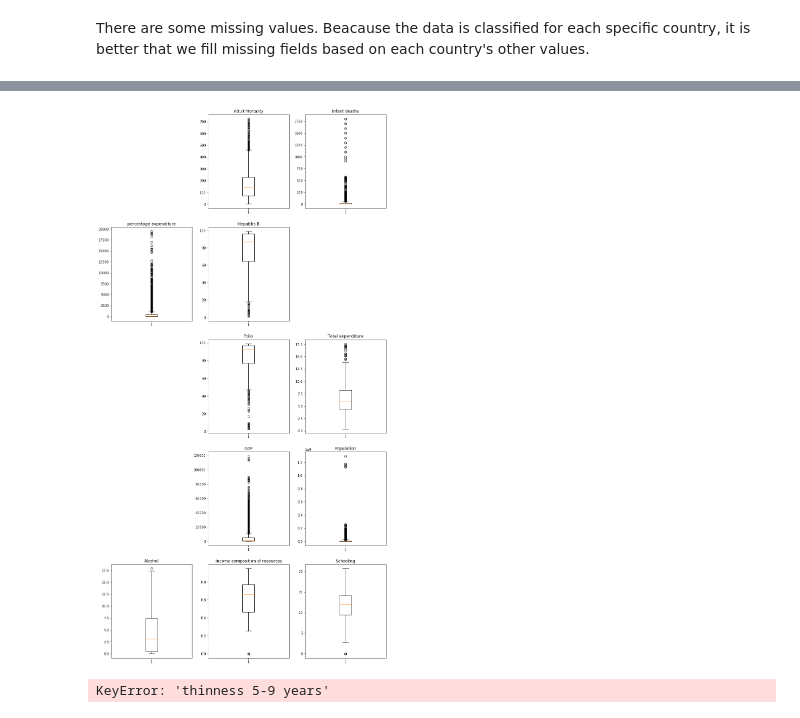
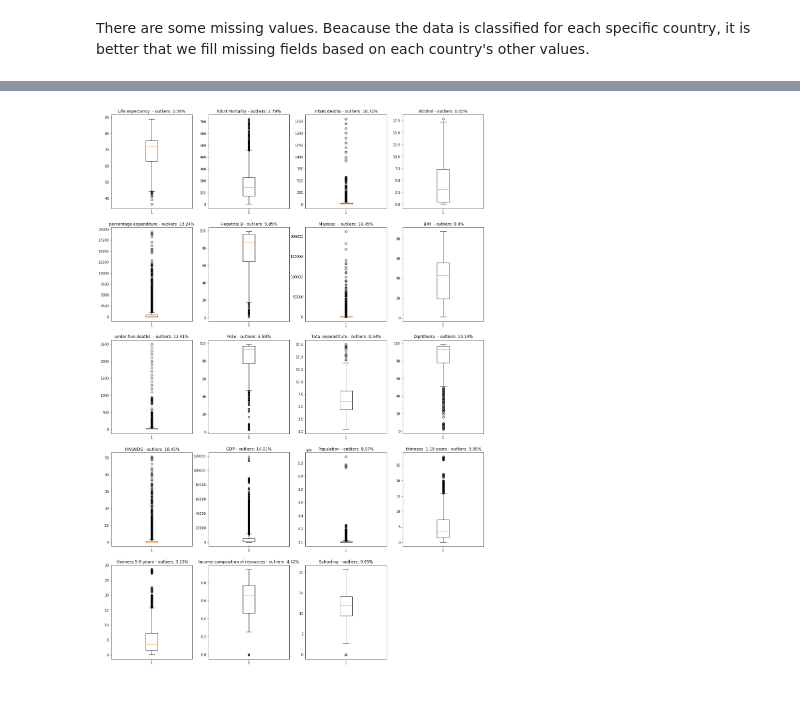
Before and after one commit to fazel74/Thinkful, a Jupyter notebook: Model_prep_challenge.ipynb, the cells around one changed output, grey strips where cells are left out. Cells and saved outputs as stored; diff of their text form; code cells hidden in the pictures.

```diff
--- a/Model_prep_challenge.ipynb
+++ b/Model_prep_challenge.ipynb
@@ -113,20 +134,27 @@ fill_list.head()
 # %%
-columns = {'Life expectancy':1,'Adult Mortality':2,'infant deaths':3,'Alcohol':4,'percentage expenditure':5,'Hepatitis B':6,
-           'Measles':7, 'BMI':8,'under-five deaths':9,'Polio':10,'Total expenditure':11,'Diphtheria':12,'HIV/AIDS':13,'GDP':14,
-           'Population':15, 'thinness 1-19 years':16,'thinness 5-9 years':17,'Income composition of resources':18,'Schooling':19}
+def outliers(x):
+    q75, q25 = np.percentile(x, [75 ,25])
+    iqr = q75 - q25
+
+    min_val = q25 - (iqr*1.5)
+    max_val = q75 + (iqr*1.5)
+    num = len((np.where((x > max_val)
+                      | (x < min_val))[0]))
+    return round((num * 100)/len(x), 2)
+
+
+columns = {'Life expectancy ':1,'Adult Mortality':2,'infant deaths':3,'Alcohol':4,'percentage expenditure':5,'Hepatitis B':6,
+           'Measles ':7, ' BMI ':8,'under-five deaths ':9,'Polio':10,'Total expenditure':11,'Diphtheria ':12,' HIV/AIDS':13,'GDP':14,
+           'Population':15, ' thinness  1-19 years':16,' thinness 5-9 years':17,'Income composition of resources':18,'Schooling':19}
 
 # Detect outliers in each variable using box plots.
 plt.figure(figsize=(20,30))
 
 for variable,i in columns.items():
                      plt.subplot(5,4,i)
                      plt.boxplot(life_df1[variable],whis=1.5)
-                     plt.title(variable)
+                     plt.title('{} - outliers: {}%'.format(variable, outliers(life_df1[variable])))
 
 plt.show()
 # %% [output]
-[figure, old version]
+[figure, new version]
-# %%
-life_df1['thinness 5-9 years'].head()
-# %% [output]
-KeyError: 'thinness 5-9 years'
```
Also changed, not shown: parts of 38 cells of this notebook.
